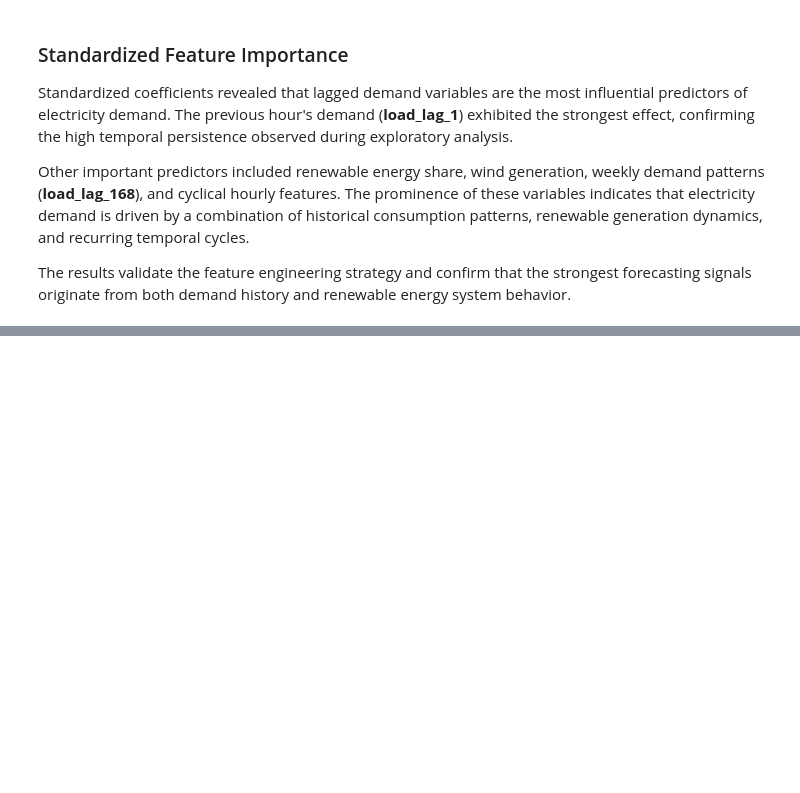
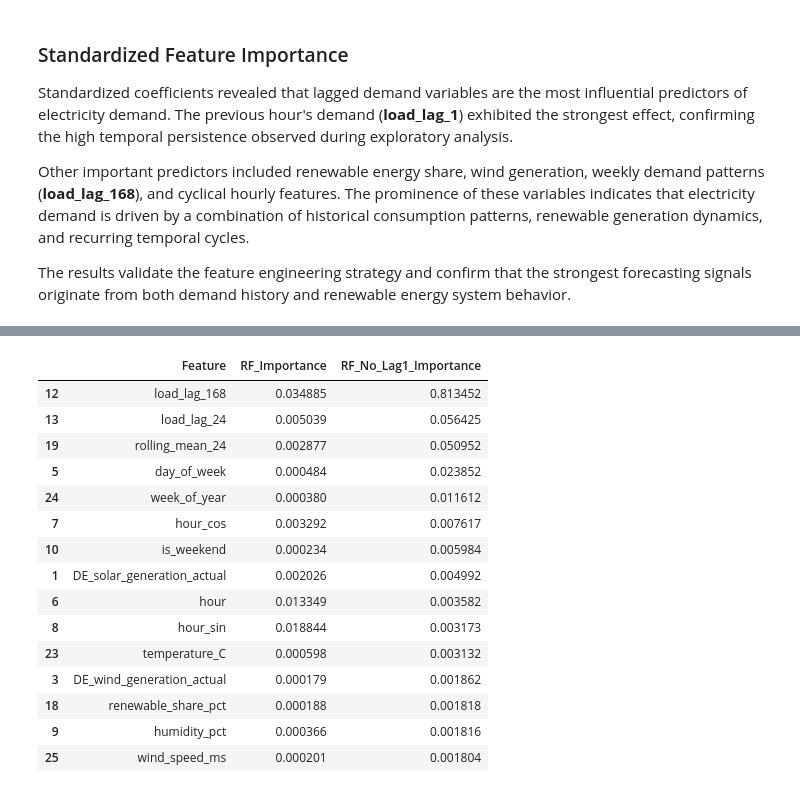
Before and after one commit to Kendivoen/energy-analytics-platform, a Jupyter notebook: notebooks/05_demand_forecasting.ipynb, the cells around one changed output, grey strips where cells are left out. Cells and saved outputs as stored; diff of their text form; code cells hidden in the pictures; blank space fills up the shorter version.

```diff
--- a/notebooks/05_demand_forecasting.ipynb
+++ b/notebooks/05_demand_forecasting.ipynb
@@ -383,0 +608,12 @@ The results validate the feature engineering strategy and confirm that the stron
+# %%
+importance_no_lag1 = pd.DataFrame({
+    'Feature': X_train_nl1.columns,
+    'Importance': rf_no_lag1.feature_importances_
+})
+
+importance_no_lag1 = (
+    importance_no_lag1
+    .sort_values('Importance', ascending=False)
+)
+
+importance_no_lag1.head(15)
@@ -383,0 +651,48 @@ The results validate the feature engineering strategy and confirm that the stron
+# %%
+# Original RF feature importances
+rf_importance = importance_df.copy()
+rf_importance = rf_importance.rename(
+    columns={'Importance': 'RF_Importance'}
+)
+
+# RF without load_lag_1 feature importances
+rf_no_lag1_importance = importance_no_lag1.copy()
+rf_no_lag1_importance = rf_no_lag1_importance.rename(
+    columns={'Importance': 'RF_No_Lag1_Importance'}
+)
+
+# Merge tables
+comparison_importance = pd.merge(
+    rf_importance,
+    rf_no_lag1_importance,
+    on='Feature',
+    how='outer'
+)
+
+# Replace NaN with 0 for easier comparison
+comparison_importance = comparison_importance.fillna(0)
+
+# Sort by importance in the no-lag model
+comparison_importance = comparison_importance.sort_values(
+    'RF_No_Lag1_Importance',
+    ascending=False
+)
+
+comparison_importance.head(15)
+# %% [output]
+|  | Feature | RF_Importance | RF_No_Lag1_Importance |
+| 12 | load_lag_168 | 0.034885 | 0.813452 |
+| 13 | load_lag_24 | 0.005039 | 0.056425 |
+| 19 | rolling_mean_24 | 0.002877 | 0.050952 |
+| 5 | day_of_week | 0.000484 | 0.023852 |
+| 24 | week_of_year | 0.000380 | 0.011612 |
+| 7 | hour_cos | 0.003292 | 0.007617 |
+| 10 | is_weekend | 0.000234 | 0.005984 |
+| 1 | DE_solar_generation_actual | 0.002026 | 0.004992 |
+| 6 | hour | 0.013349 | 0.003582 |
+| 8 | hour_sin | 0.018844 | 0.003173 |
+| 23 | temperature_C | 0.000598 | 0.003132 |
+| 3 | DE_wind_generation_actual | 0.000179 | 0.001862 |
+| 18 | renewable_share_pct | 0.000188 | 0.001818 |
+| 9 | humidity_pct | 0.000366 | 0.001816 |
+| 25 | wind_speed_ms | 0.000201 | 0.001804 |
```
Also changed, not shown: parts of 52 cells of this notebook.
